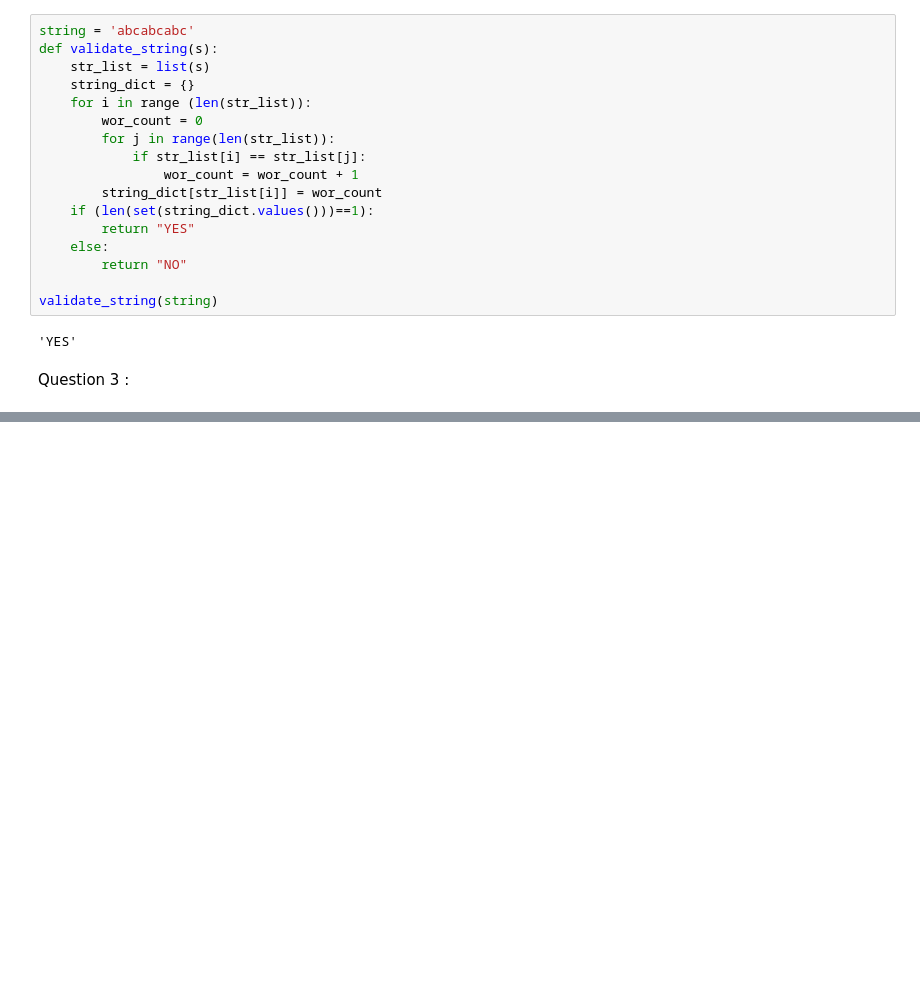
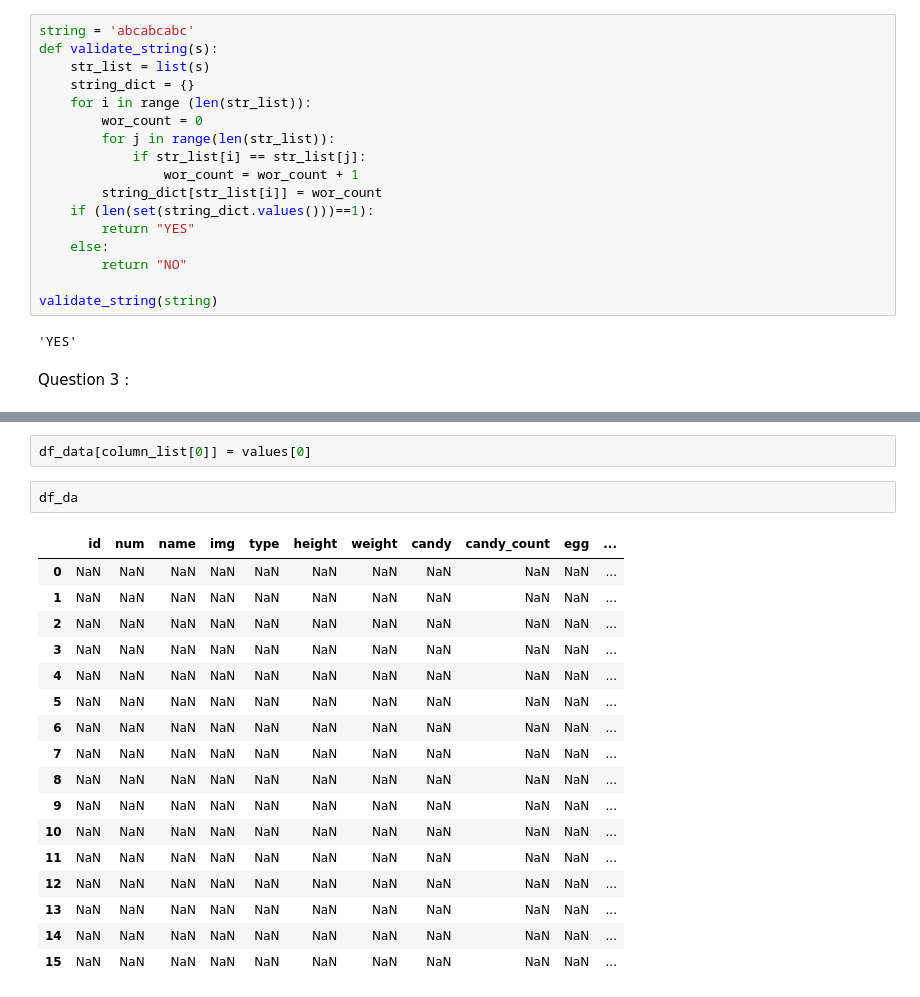
Before and after one commit to palekarprint/data_science_assignment, a Jupyter notebook: data_science_assignment.ipynb, the cells around one changed output, grey strips where cells are left out. Cells and saved outputs as stored; diff of their text form; blank space fills up the shorter version.

```diff
--- a/data_science_assignment.ipynb
+++ b/data_science_assignment.ipynb
@@ -91,0 +119,22 @@ OSError: [Errno 22] Invalid argument: 'https://raw.githubusercontent.com/Biuni/P
+# %%
+df_data[column_list[0]] = values[0]
+# %%
+df_da
+# %% [output]
+|  | id | num | name | img | type | height | weight | candy | candy_count | egg | ... |
+| 0 | NaN | NaN | NaN | NaN | NaN | NaN | NaN | NaN | NaN | NaN | ... |
+| 1 | NaN | NaN | NaN | NaN | NaN | NaN | NaN | NaN | NaN | NaN | ... |
+| 2 | NaN | NaN | NaN | NaN | NaN | NaN | NaN | NaN | NaN | NaN | ... |
+| 3 | NaN | NaN | NaN | NaN | NaN | NaN | NaN | NaN | NaN | NaN | ... |
+| 4 | NaN | NaN | NaN | NaN | NaN | NaN | NaN | NaN | NaN | NaN | ... |
+| 5 | NaN | NaN | NaN | NaN | NaN | NaN | NaN | NaN | NaN | NaN | ... |
+| 6 | NaN | NaN | NaN | NaN | NaN | NaN | NaN | NaN | NaN | NaN | ... |
+| 7 | NaN | NaN | NaN | NaN | NaN | NaN | NaN | NaN | NaN | NaN | ... |
+| 8 | NaN | NaN | NaN | NaN | NaN | NaN | NaN | NaN | NaN | NaN | ... |
+| 9 | NaN | NaN | NaN | NaN | NaN | NaN | NaN | NaN | NaN | NaN | ... |
+| 10 | NaN | NaN | NaN | NaN | NaN | NaN | NaN | NaN | NaN | NaN | ... |
+| 11 | NaN | NaN | NaN | NaN | NaN | NaN | NaN | NaN | NaN | NaN | ... |
+| 12 | NaN | NaN | NaN | NaN | NaN | NaN | NaN | NaN | NaN | NaN | ... |
+| 13 | NaN | NaN | NaN | NaN | NaN | NaN | NaN | NaN | NaN | NaN | ... |
+| 14 | NaN | NaN | NaN | NaN | NaN | NaN | NaN | NaN | NaN | NaN | ... |
+| 15 | NaN | NaN | NaN | NaN | NaN | NaN | NaN | NaN | NaN | NaN | ... |
```
Also changed, not shown: parts of 4 cells of this notebook.
